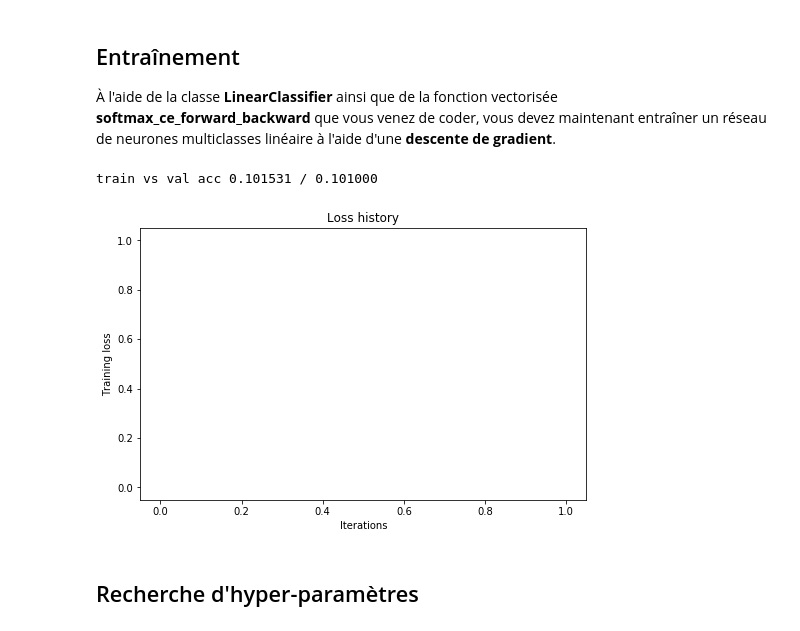
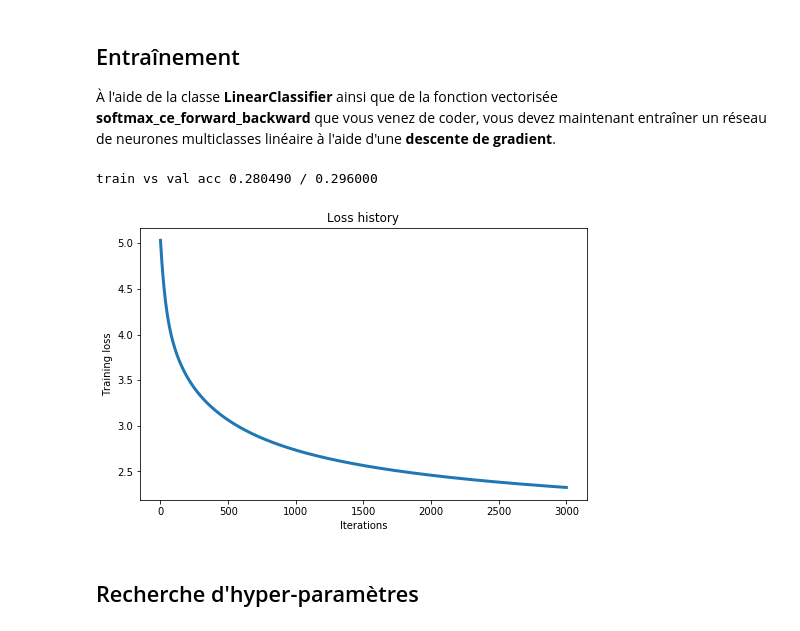
Before and after one commit to FelixGaucher/TP1_RN, a Jupyter notebook: tp1_softmax.ipynb, the cells around one changed output. Saved outputs shown, nothing was run; the diff lists cells and outputs as text; code cells hidden in the pictures.

Commit message:
add training function (TODO : verbose case)

```diff
--- a/tp1_softmax.ipynb
+++ b/tp1_softmax.ipynb
@@ -442,28 +494,28 @@ Gradient difference: 0.000000
 # %%
 from model.LinearClassifier import LinearClassifier
 from visualization.utils import visualize_loss
 import itertools as it
 lr = 1e-7
 reg = 1
 
 classifier = LinearClassifier(softmax_ce_forward_backward)
 #
 # TODO : ajouter code à la fonction train.  Si tout fonctionne bien, la courbe de la loss devrait décroitre
 #
-train_loss_history = classifier.train(X_train, y_train, learning_rate=lr, reg=reg, num_iter=3000, verbose = True)
+train_loss_history = classifier.train(X_train, y_train, learning_rate=lr, reg=reg, num_iter=3000, verbose = False)
 
 y_train_pred = classifier.predict(X_train)
 y_val_pred = classifier.predict(X_val)
 
 acc_train = np.mean(y_train == y_train_pred)
 acc_val = np.mean(y_val == y_val_pred)
 
 print('train vs val acc %f / %f' %(acc_train, acc_val))
 
 visualize_loss(train_loss_history)
 # %% [output]
-train vs val acc 0.101531 / 0.101000
+train vs val acc 0.280490 / 0.296000
-[figure, old version]
+[figure, new version]
 # %% [markdown]
 ## Recherche d'hyper-paramètres
 # %%
```
Also changed, not shown: parts of 9 cells of this notebook, 2 other files.
